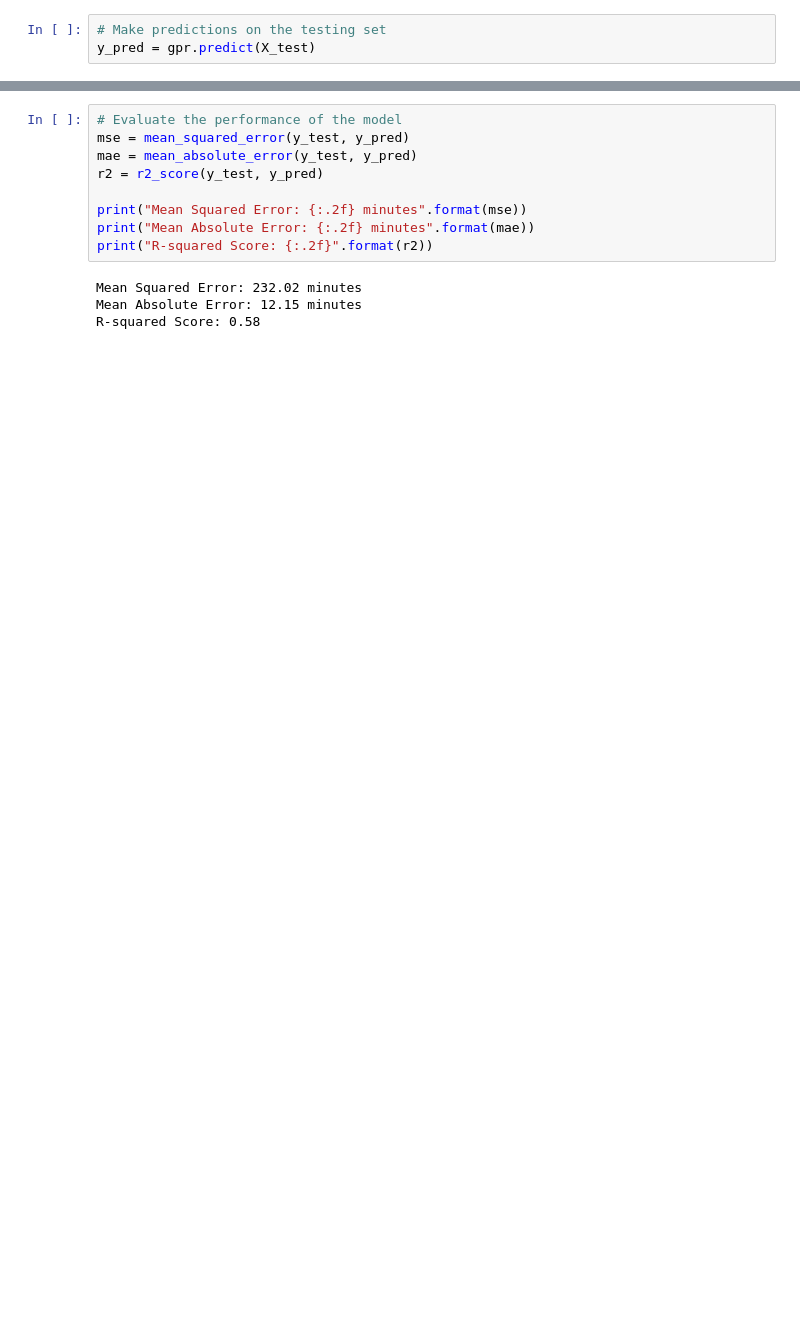
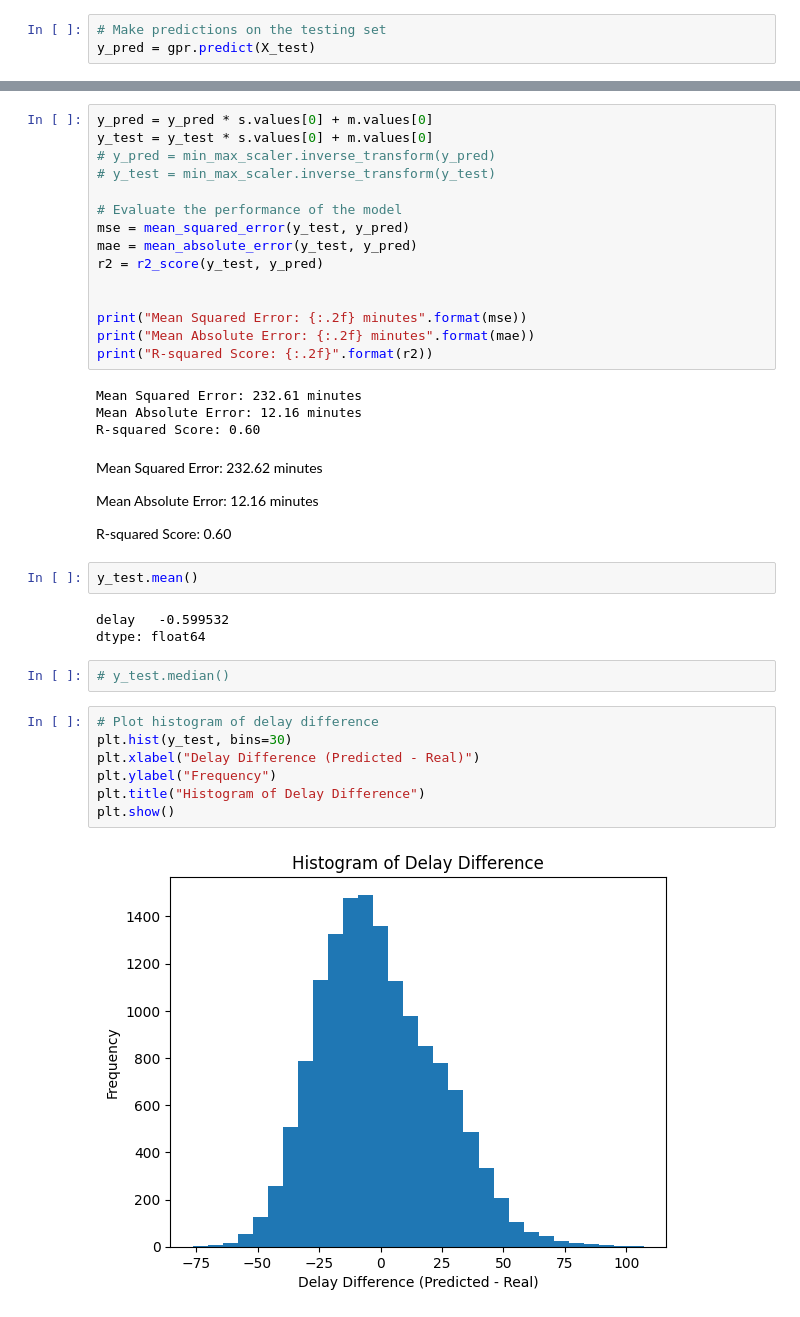
Before and after one commit to IgorNascAlves/data_flight_delays, a Jupyter notebook: notebooks/ModeloDeML_Gerador.ipynb, the cells around one changed output, grey strips where cells are left out. Saved outputs shown, nothing was run; the diff lists cells and outputs as text; blank space fills up the shorter version.

```diff
--- a/notebooks/ModeloDeML_Gerador.ipynb
+++ b/notebooks/ModeloDeML_Gerador.ipynb
@@ -90,13 +141,41 @@ y_pred = gpr.predict(X_test)
 # %%
+y_pred = y_pred * s.values[0] + m.values[0]
+y_test = y_test * s.values[0] + m.values[0]
+# y_pred = min_max_scaler.inverse_transform(y_pred)
+# y_test = min_max_scaler.inverse_transform(y_test)
+
 # Evaluate the performance of the model
 mse = mean_squared_error(y_test, y_pred)
 mae = mean_absolute_error(y_test, y_pred)
 r2 = r2_score(y_test, y_pred)
 
+
 print("Mean Squared Error: {:.2f} minutes".format(mse))
 print("Mean Absolute Error: {:.2f} minutes".format(mae))
 print("R-squared Score: {:.2f}".format(r2))
 # %% [output]
-Mean Squared Error: 232.02 minutes
-Mean Absolute Error: 12.15 minutes
-R-squared Score: 0.58
+Mean Squared Error: 232.61 minutes
+Mean Absolute Error: 12.16 minutes
+R-squared Score: 0.60
+# %% [markdown]
+Mean Squared Error: 232.62 minutes
+
+Mean Absolute Error: 12.16 minutes
+
+R-squared Score: 0.60
+# %%
+y_test.mean()
+# %% [output]
+delay   -0.599532
+dtype: float64
+# %%
+# y_test.median()
+# %%
+# Plot histogram of delay difference
+plt.hist(y_test, bins=30)
+plt.xlabel("Delay Difference (Predicted - Real)")
+plt.ylabel("Frequency")
+plt.title("Histogram of Delay Difference")
+plt.show()
+# %% [output]
+[figure, added]
```
Also changed, not shown: parts of 13 cells of this notebook.
